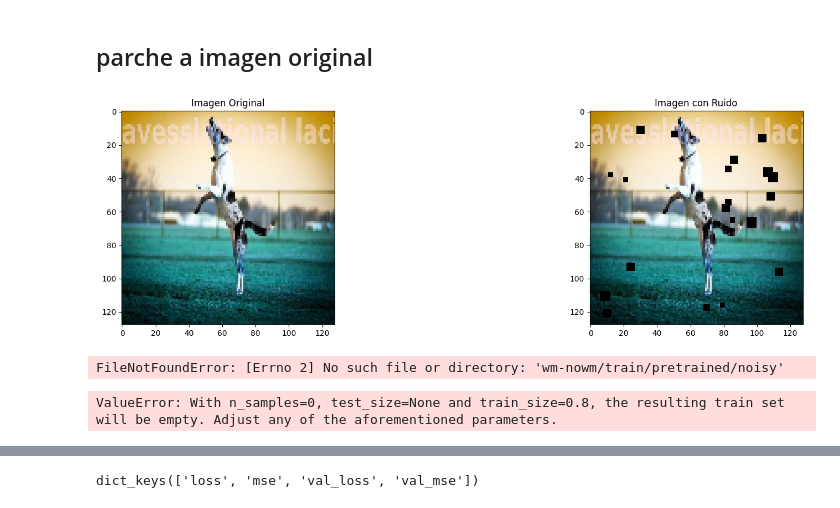
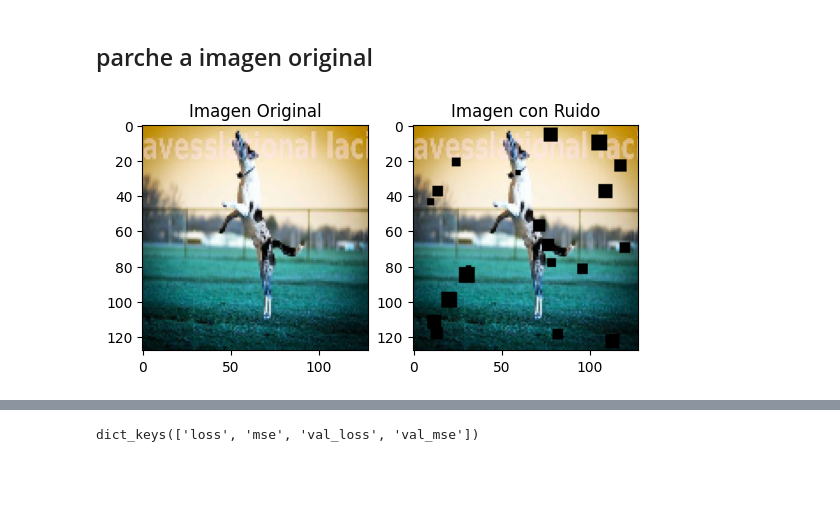
Before and after one commit to Checui/water-mark-remover, a Jupyter notebook: pretrained_unet.ipynb, the cells around one changed output, grey strips where cells are left out. Saved outputs shown, nothing was run; the diff lists cells and outputs as text; code cells hidden in the pictures; blank space fills up the shorter version.

```diff
--- a/pretrained_unet.ipynb
+++ b/pretrained_unet.ipynb
@@ -363,35 +360,35 @@ def agregar_parches_de_ruido(imagen, cantidad_parches=100, tamaño_max=20):
     for _ in range(cantidad_parches):
         # Generar coordenadas aleatorias para el parche
 
         tamaño_parche = np.random.randint(3, tamaño_max)
         y = np.random.randint(0, alto - tamaño_parche)
         x = np.random.randint(0, ancho - tamaño_parche)
 
 
         # Superponer el parche de ruido en la imagen
         imagen_con_ruido[y:y+tamaño_parche, x:x+tamaño_parche, :] = 0
 
 
         # Asegurarse de que los valores estén en el rango [0, 255]
         imagen_con_ruido = np.clip(imagen_con_ruido, 0, 255)
 
     return imagen_con_ruido
 
 # Añadir parches de ruido a la imagen
-imagen_con_ruido = agregar_parches_de_ruido(X_test[0], cantidad_parches=20, tamaño_max=7)
+imagen_con_ruido = agregar_parches_de_ruido(X_test[0], cantidad_parches=20, tamaño_max=10)
 
 # Mostrar la imagen original y la imagen con ruido
 plt.subplot(1, 2, 1)
 plt.imshow(X_test[0])
 plt.title('Imagen Original')
 
 plt.subplot(1, 2, 2)
 plt.imshow(imagen_con_ruido)
 plt.title('Imagen con Ruido')
 
 plt.show()
 # %% [output]
-[figure, old version]
+[figure, new version]
 # %%
 # transform train and test images into noisy images
 X_train_noise = []
@@ -408,17 +405,17 @@ y_train_noise = np.array(X_train_noise)
 y_test_noise = np.array(X_test_noise)
 # %%
 # create directories to save images
+os.mkdir('wm-nowm/train/pretrained')
 os.mkdir('wm-nowm/train/pretrained/noisy')
+os.mkdir('wm-nowm/valid/pretrained')
 os.mkdir('wm-nowm/valid/pretrained/noisy')
 
 # save the noisy images
 for i in range(len(y_train_noise)):
-    cv2.imwrite('wm-nowm/train/noisy/' + str(i) + '.jpg', y_train_noise[i]*255)
+    cv2.imwrite('wm-nowm/train/pretrained/noisy/' + str(i) + '.jpg', y_train_noise[i]*255)
 
 for i in range(len(y_test_noise)):
-    cv2.imwrite('wm-nowm/valid/noisy/' + str(i) + '.jpg', y_test_noise[i]*255)
+    cv2.imwrite('wm-nowm/valid/pretrained/noisy/' + str(i) + '.jpg', y_test_noise[i]*255)
-# %% [output]
-FileNotFoundError: [Errno 2] No such file or directory: 'wm-nowm/train/pretrained/noisy'
 # %%
 # create directories to save images
 os.mkdir('wm-nowm/train/pretrained/non-noisy')
@@ -460,24 +429,0 @@ def unet():
-# %%
-# get the noisy images
-train_path_noisy_images = 'wm-nowm/train/noisy/'
-train_path_nonnoisy_images = 'wm-nowm/train/no-watermark/'
-
-tp_noisy_sorted, tp_nonnoisy_sorted = get_data(train_path_noisy_images, train_path_nonnoisy_images)
-
-valid_path_noisy_images = 'wm-nowm/valid/noisy/'
-valid_path_nonnoisy_images = 'wm-nowm/valid/no-watermark/'
-
-vp_noisy_sorted, vp_nonnoisy_sorted = get_data(valid_path_noisy_images, valid_path_nonnoisy_images)
-
-train_noisy_pixVals = createPixelArr(tp_noisy_sorted, dim)
-train_nonnoisy_pixVals = createPixelArr(tp_nonnoisy_sorted, dim)
-
-val_noisy_pixVals = createPixelArr(vp_noisy_sorted, dim)
-val_nonnoisy_pixVals = createPixelArr(vp_nonnoisy_sorted, dim) # make ndarrays
-
-# TODO use sklearn to split tp_wms_pixVals, tp_nwms_pixVals into training and testing sets
-# use variables names: X_train, y_train, X_test, y_test
-# 80% training, 20% testing, amount of shuffling applied
-X_train, X_test, y_train, y_test = train_test_split(train_noisy_pixVals, train_nonnoisy_pixVals, train_size=0.8, random_state=1)
-# %% [output]
-ValueError: With n_samples=0, test_size=None and train_size=0.8, the resulting train set will be empty. Adjust any of the aforementioned parameters.
```
Also changed, not shown: parts of 20 cells of this notebook, 1 other file.
